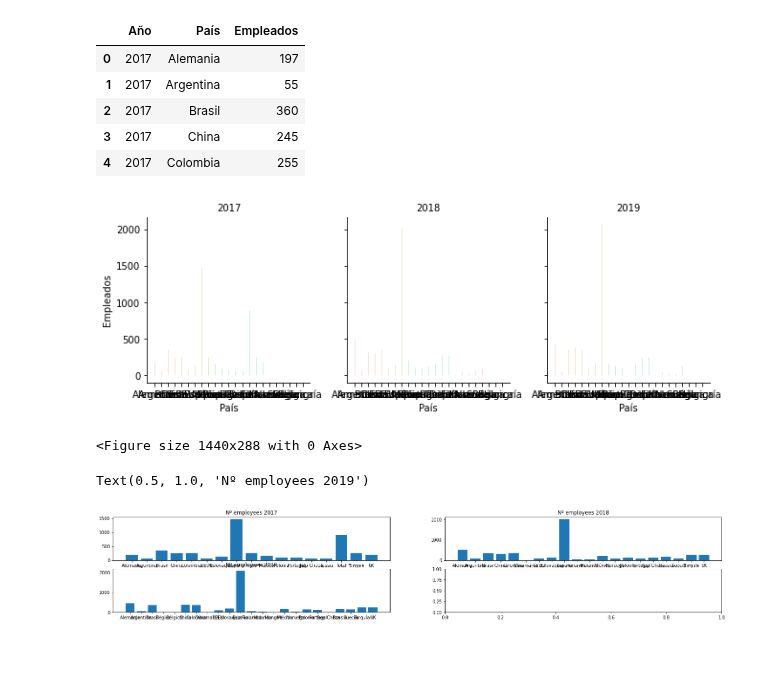
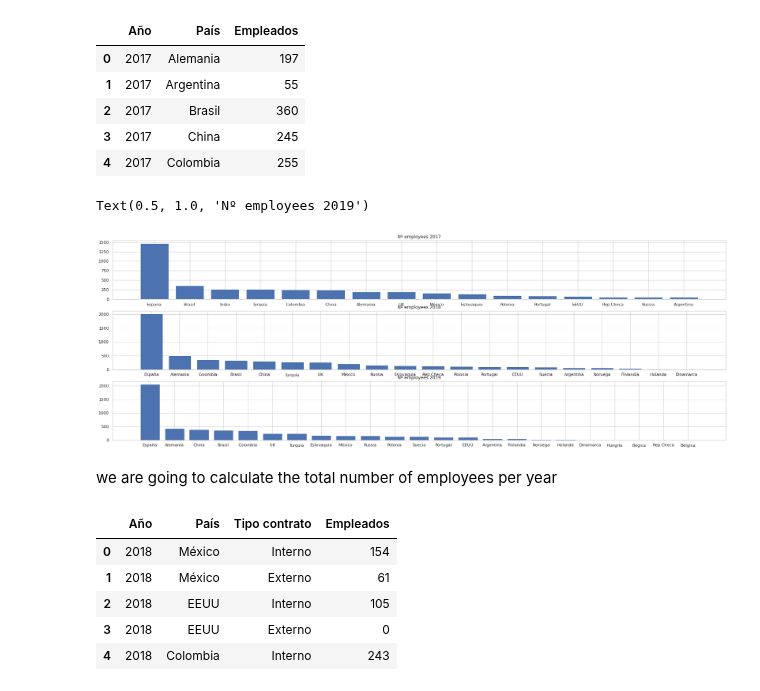
Before and after one commit to sarasabino/Accident_Rate_Project, a Jupyter notebook: Src/Notebooks/02_Exploratory_Staff_data.ipynb, the cells around one changed output. Drawn from its saved outputs; the diff is of its cells as text; code cells hidden in the pictures; blank space fills up the shorter version.

```diff
--- a/Src/Notebooks/02_Exploratory_Staff_data.ipynb
+++ b/Src/Notebooks/02_Exploratory_Staff_data.ipynb
@@ -95,33 +95,10 @@ empl_country_total.head()
 | 2 | 2017 | Brasil | 360 |
 | 3 | 2017 | China | 245 |
 | 4 | 2017 | Colombia | 255 |
-# %%
-import seaborn as sns
-
-import matplotlib.pyplot as plt
-
-
-# Create a grid : initialize it
-g = sns.FacetGrid(empl_country_total, col='Año', hue='País', col_wrap=4, )
-
-# Add the line over the area with the plot function
-g = g.map(plt.plot, 'País', 'Empleados')
-
-# Fill the area with fill_between
-g = g.map(plt.fill_between,'País', 'Empleados', alpha=0.2).set_titles("{col_name}")
-
-# Control the title of each facet
-g = g.set_titles("{col_name}")
-
-# Add a title for the whole plo
-
-plt.subplots_adjust(top=1.0)
-plt.figure(figsize=(20,4))
-
-plt.show()
-# %% [output]
-[figure, removed]
-<Figure size 1440x288 with 0 Axes>
+# %%
+empl_country_total = empl_country_total[empl_country_total['País']!='Total'] #we have a country called 'total' for 2017 as we dont have the detail
+# %%
+empl_country_total = empl_country_total.sort_values('Empleados', ascending=False)
 # %%
 x = empl_country_total[empl_country_total['Año'] == 2017]['País'].astype(str)
 y = empl_country_total[empl_country_total['Año'] == 2017]['Empleados'].astype(int)
@@ -135,20 +112,32 @@ y3 = empl_country_total[empl_country_total['Año'] == 2019]['Empleados']
 # %%
 import matplotlib.pyplot as plt
 
-fig, axs = plt.subplots(2, 2, figsize=(25,4))
+fig, axs = plt.subplots(3, 1, figsize=(30,10))
 
 
 
-axs[0, 0].bar(x, y)
-axs[0, 0].set_title('Nº employees 2017')
+axs[0].bar(x, y)
+axs[0].set_title('Nº employees 2017')
 
 
-axs[0, 1].bar(x2, y2)
-axs[0, 1].set_title('Nº employees 2018')
+axs[1].bar(x2, y2)
+axs[1].set_title('Nº employees 2018')
 
 
-axs[1, 0].bar(x3, y3)
-axs[1, 0].set_title('Nº employees 2019')
+axs[2].bar(x3, y3)
+axs[2].set_title('Nº employees 2019')
 # %% [output]
 Text(0.5, 1.0, 'Nº employees 2019')
-[figure, old version]
+[figure, new version]
+# %% [markdown]
+we are going to calculate the total number of employees per year
+# %%
+total_employees = pd.read_excel('Datos_plantilla.xlsx',sheet_name='tipo_empleados_pais')
+total_employees.head()
+# %% [output]
+|  | Año | País | Tipo contrato | Empleados |
+| 0 | 2018 | México | Interno | 154 |
+| 1 | 2018 | México | Externo | 61 |
+| 2 | 2018 | EEUU | Interno | 105 |
+| 3 | 2018 | EEUU | Externo | 0 |
+| 4 | 2018 | Colombia | Interno | 243 |
```
Also changed, not shown: parts of 30 cells of this notebook.
